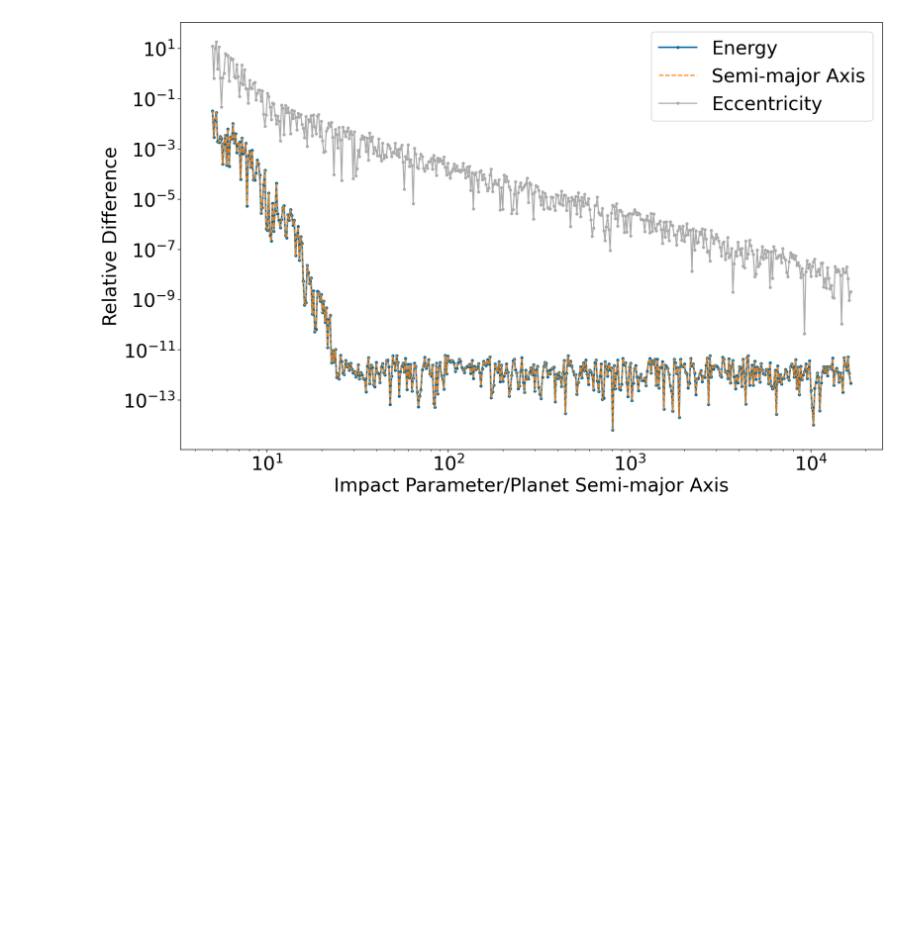
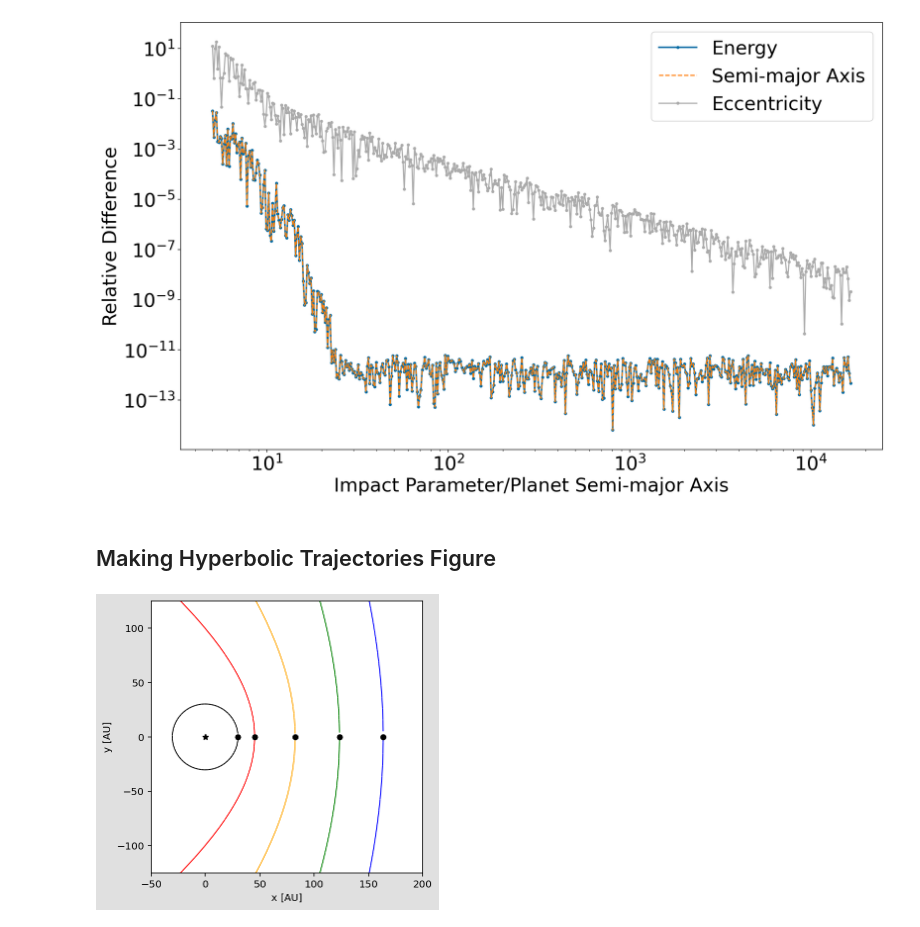
Before and after one commit to zyrxvo/airball, a Jupyter notebook: Basics.ipynb, the cells around one changed output. Cells and saved outputs as stored; diff of their text form; code cells hidden in the pictures; blank space fills up the shorter version.

```diff
--- a/Basics.ipynb
+++ b/Basics.ipynb
@@ -189,3 +182,23 @@ ax.set_ylabel('Relative Difference')
 plt.show()
 # %% [output]
 [figure]
+# %% [markdown]
+## Making Hyperbolic Trajectories Figure
+# %%
+def be2a(b,e): return -b/np.sqrt(e**2. - 1.)
+
+bs = [150, 200, 200, 250]
+es = [1.2, 1.41, 2.23, 2.5]
+
+sim = rebound.Simulation()
+sim.add(m=1)
+sim.add(m=planet_mass, a=planet_a, e=planet_e)
+for b,e in zip(bs,es):
+    sim.add(a=be2a(b,e), e=e)
+
+fig, axes = rebound.OrbitPlot(sim, xlim=[-50,200], ylim=[-125,125], color=['black', 'red', 'orange', 'green', 'blue'], orbit_type="solid", unitlabel="[AU]")
+fig.patch.set_facecolor('#E0E0E0')
+plt.savefig('images/hyperbolic_trajectories.png', dpi=192, facecolor=fig.get_facecolor(), edgecolor='none', pad_inches=0.5, bbox_inches='tight')
+plt.show()
+# %% [output]
+[figure, added]
```
Also changed, not shown: parts of 3 cells of this notebook, 13 other files.
